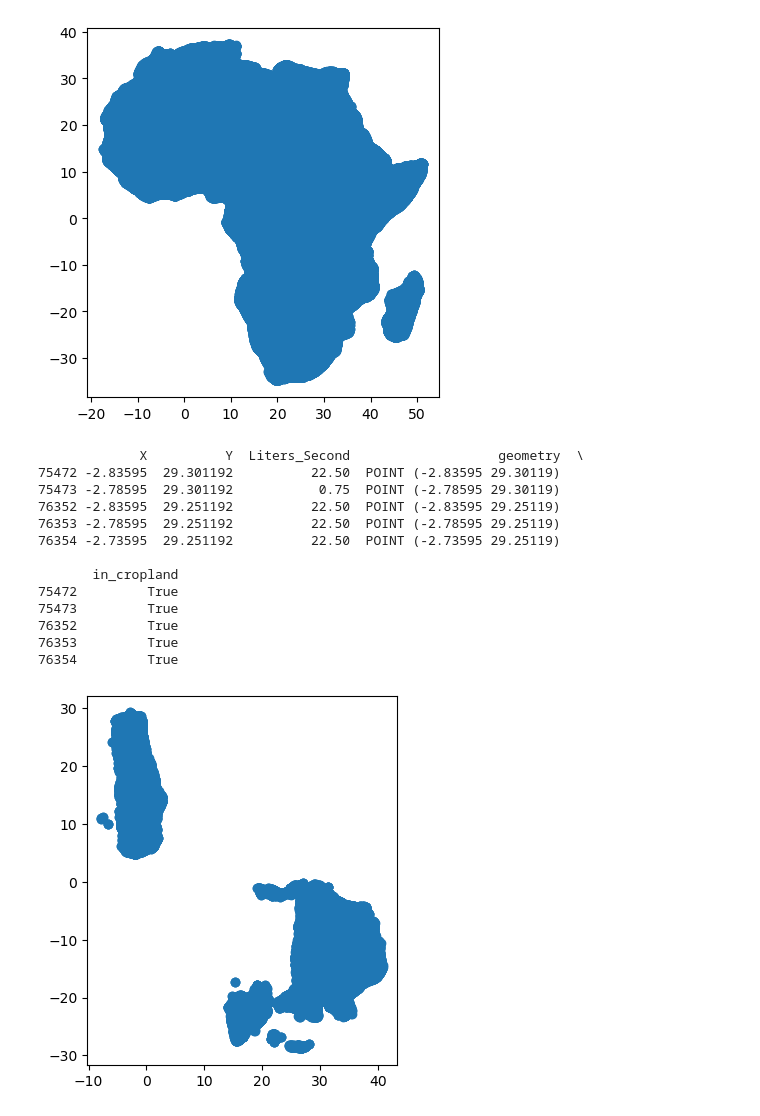
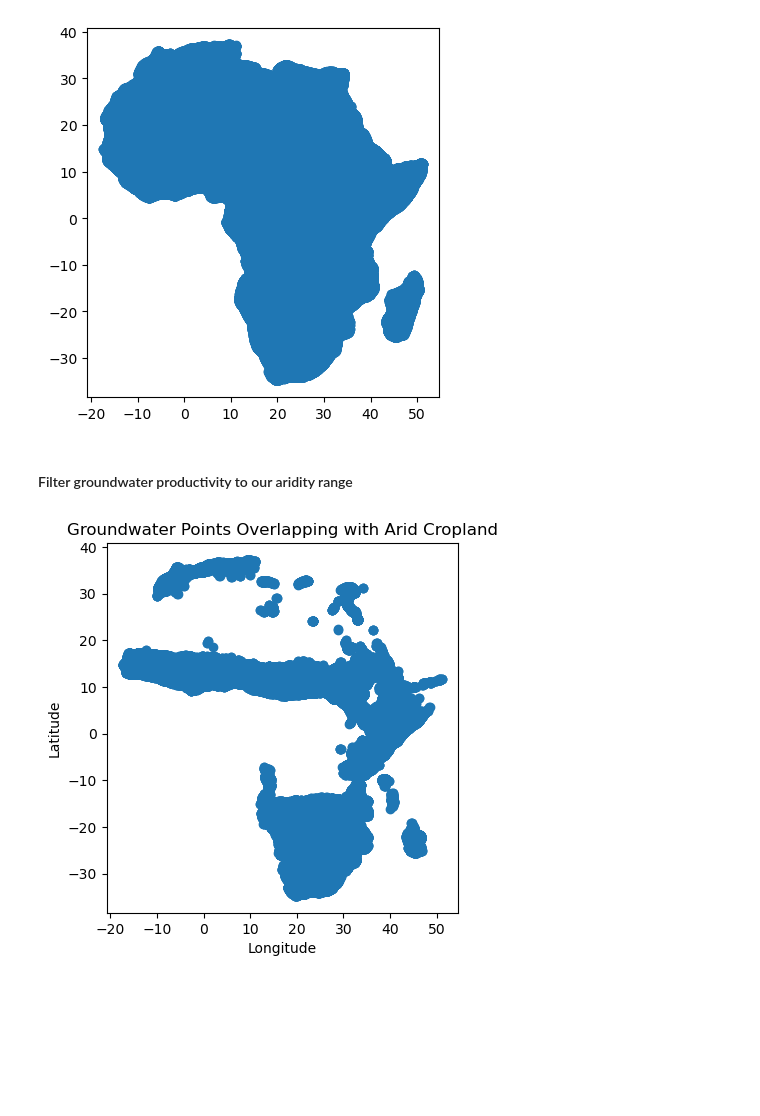
Before and after one commit to rellimylime/Africa_Irrigation, a Jupyter notebook: Code/1_analyze_data/3_Groundwater.ipynb, the cells around one changed output. Saved outputs shown, nothing was run; the diff lists cells and outputs as text; code cells hidden in the pictures; blank space fills up the shorter version.

```diff
--- a/Code/1_analyze_data/3_Groundwater.ipynb
+++ b/Code/1_analyze_data/3_Groundwater.ipynb
@@ -51,57 +53,53 @@ plt.show()
 3  9.56405  37.251192            3.0  POINT (9.56405 37.25119)
 4  9.61405  37.251192           22.5  POINT (9.61405 37.25119)
 [figure]
+# %% [markdown]
+#### Filter groundwater productivity to our aridity range
 # %%
 # Enable tqdm for Pandas apply function
 tqdm.pandas()
 
 # Load the data with a progress bar
-df = pd.read_csv(resolve_path(config['Groundwater_Productivity_path']), delim_whitespace=True)
+df = pd.read_csv(resolve_path(config['Groundwater_Productivity_path']), sep=r'\s+')
 
 # Create geometry for coordinates with a progress bar
 geometry = [Point(xy) for xy in tqdm(zip(df.X, df.Y), desc="Creating geometries")]
 gdf = gpd.GeoDataFrame(df, geometry=geometry)
 gdf.set_crs(epsg=4326, inplace=True)
 
 # Rename column 'GWPROD_V2'
 gdf.rename(columns={'GWPROD_V2': 'Liters_Second'}, inplace=True)
 
 # Reassign values with a progress bar
 value_map = {'VH': 20.0, 'H': 22.5, 'M': 3.0, 'LM': 0.75, 'L': 0.3, 'VL': 0.1}
 gdf['Liters_Second'] = gdf['Liters_Second'].progress_apply(lambda x: value_map.get(x, x))
 
-# Load the binary cropland TIFF file
+# Load the arid cropland raster data
 with rasterio.open(resolve_path(config['Arid_Cropland_tif_path'])) as src:
     cropland_data = src.read(1)
     cropland_transform = src.transform
+    cropland_crs = src.crs
 
-# Filter groundwater points to just the arid cropland areas
+# Define a function to check if a point is within cropland
 def is_in_cropland(point):
     x, y = point.x, point.y
-    row, col = ~cropland_transform * (x, y)
-    row, col = int(row), int(col)
+    col, row = ~cropland_transform * (x, y)
+    col, row = int(col), int(row)
     if 0 <= row < cropland_data.shape[0] and 0 <= col < cropland_data.shape[1]:
         return cropland_data[row, col] == 1
     return False
 
-gdf['in_cropland'] = gdf['geometry'].progress_apply(is_in_cropland)
-gdf_cropland = gdf[gdf['in_cropland']]
+# Apply the function to filter points within cropland
+gdf['in_cropland'] = gdf['geometry'].apply(is_in_cropland)
+gdf_filtered = gdf[gdf['in_cropland']]
 
-print(gdf_cropland.head())
-gdf_cropland.plot()
+gdf_groundwater = gdf_filtered.to_crs(epsg = 4326)
+
+# Plot the filtered points
+gdf_filtered.plot()
+plt.title('Groundwater Points Overlapping with Arid Cropland')
+plt.xlabel('Longitude')
+plt.ylabel('Latitude')
 plt.show()
 # %% [output]
-             X          Y  Liters_Second                   geometry  \
-75472 -2.83595  29.301192          22.50  POINT (-2.83595 29.30119)
-75473 -2.78595  29.301192           0.75  POINT (-2.78595 29.30119)
-76352 -2.83595  29.251192          22.50  POINT (-2.83595 29.25119)
-76353 -2.78595  29.251192          22.50  POINT (-2.78595 29.25119)
-76354 -2.73595  29.251192          22.50  POINT (-2.73595 29.25119)
-
-       in_cropland
-75472         True
-75473         True
-76352         True
-76353         True
-76354         True
-[figure, old version]
+[figure, new version]
```
Also changed, not shown: parts of 8 cells of this notebook.
